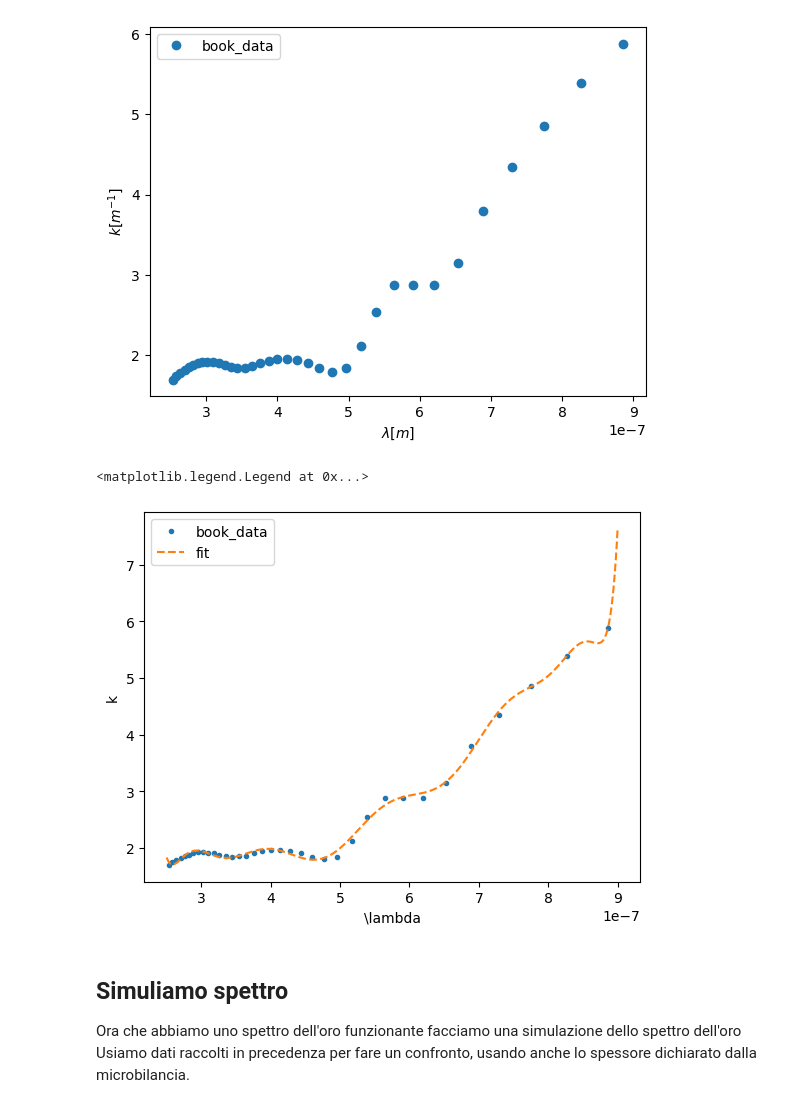
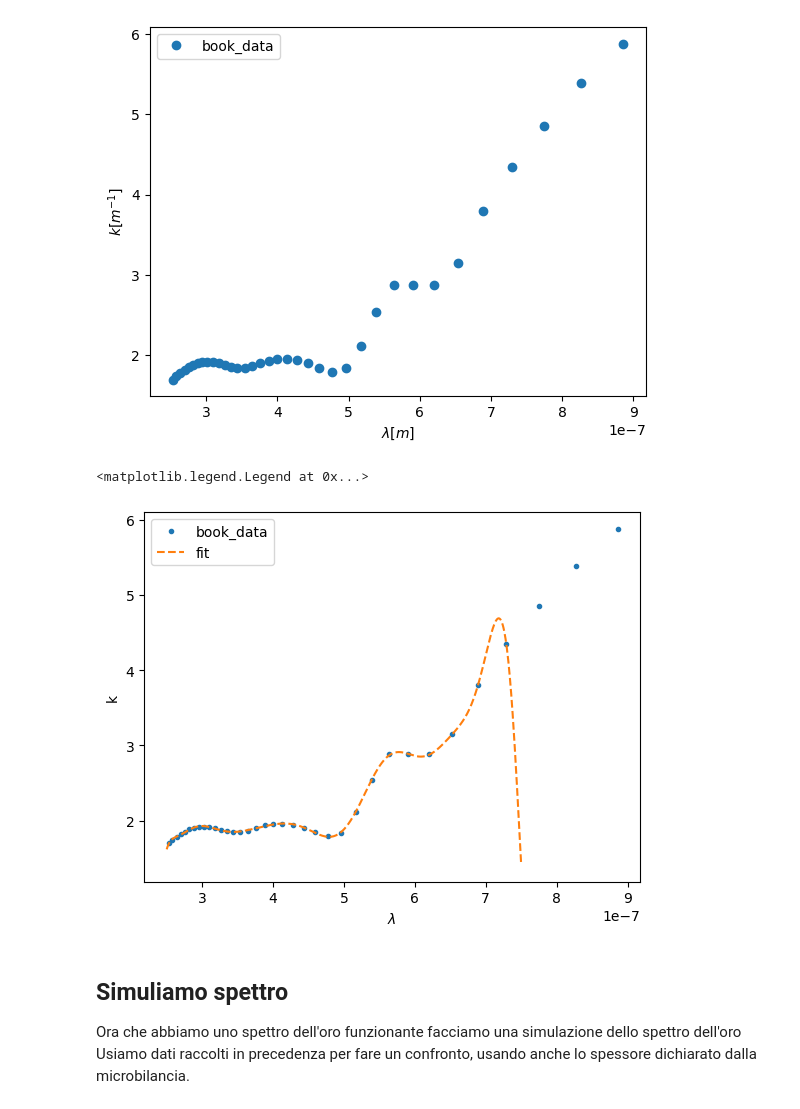
Before and after one commit to RandDouble/lab_mat, a Jupyter notebook: fit_lab.ipynb, the cells around one changed output. Drawn from its saved outputs; the diff is of its cells as text; code cells hidden in the pictures.

```diff
--- a/fit_lab.ipynb
+++ b/fit_lab.ipynb
@@ -23,7 +24,7 @@ df.head()
 | 3 | 8,266.00 | 0.0 | 1.50 | -10.0 | 0.999958 | 4.52 | -6.0 |
 | 4 | 7,085.00 | 0.0 | 1.75 | -10.0 | 0.999942 | 7.78 | -6.0 |
 # %%
-df["lambda_corrected"] = df['lambda'] * 10 ** df["exp_lambda"]
+df["lambda_corrected"] = df['Angstrom'] * 10 ** df["exp_lenght"]
 df["k_corrected"] = df['k'] * 10 ** df["exp_k"]
 df.head()
 # %% [output]
@@ -38,20 +44,20 @@ plt.legend()
 [figure]
 # %%
 filter = (df["lambda_corrected"]<900e-9) & (df["lambda_corrected"] > 250e-9)
-coeff = np.polyfit(df[filter]["lambda_corrected"], df[filter]["k_corrected"], deg=12)
+coeff= np.polyfit(df[filter]["lambda_corrected"], df[filter]["k_corrected"], deg=26)
 fun = np.poly1d(coeff)
 
 # x = df[filter]["lambda_corrected"]
-x = np.linspace(250e-9, 900e-9, 500)
+x = np.linspace(250e-9, 750e-9, 500)
 
 plt.plot("lambda_corrected", "k_corrected", ".", data=df[filter], label= "book_data")
 plt.plot(x, fun(x), "--", label="fit")
 plt.ylabel("k")
-plt.xlabel(r"\lambda")
+plt.xlabel(r"$\lambda$")
 plt.legend()
 # %% [output]
 <matplotlib.legend.Legend at 0x...>
-[figure, old version]
+[figure, new version]
 # %% [markdown]
 ## Simuliamo spettro
 
```
Also changed, not shown: parts of 5 cells of this notebook.
